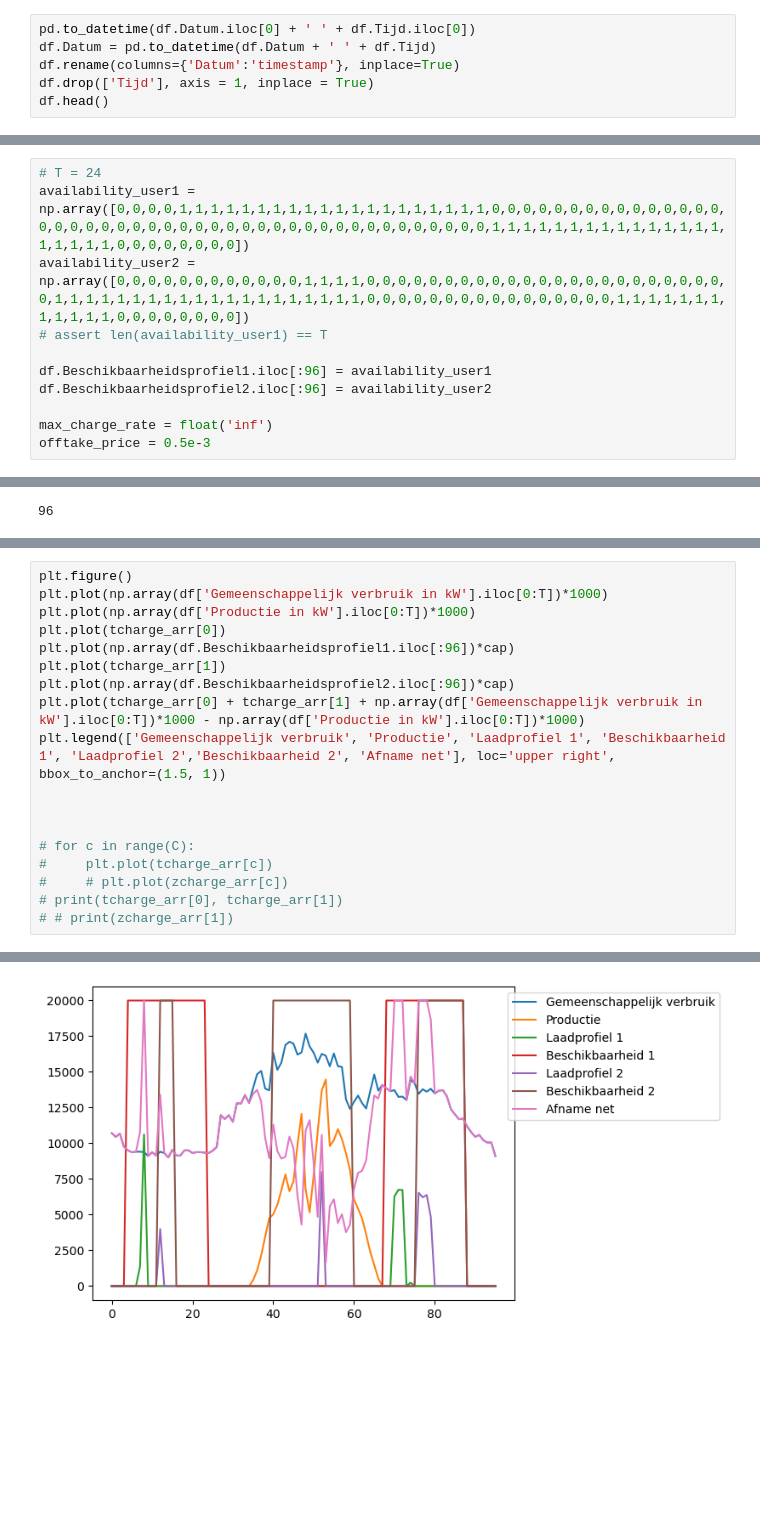
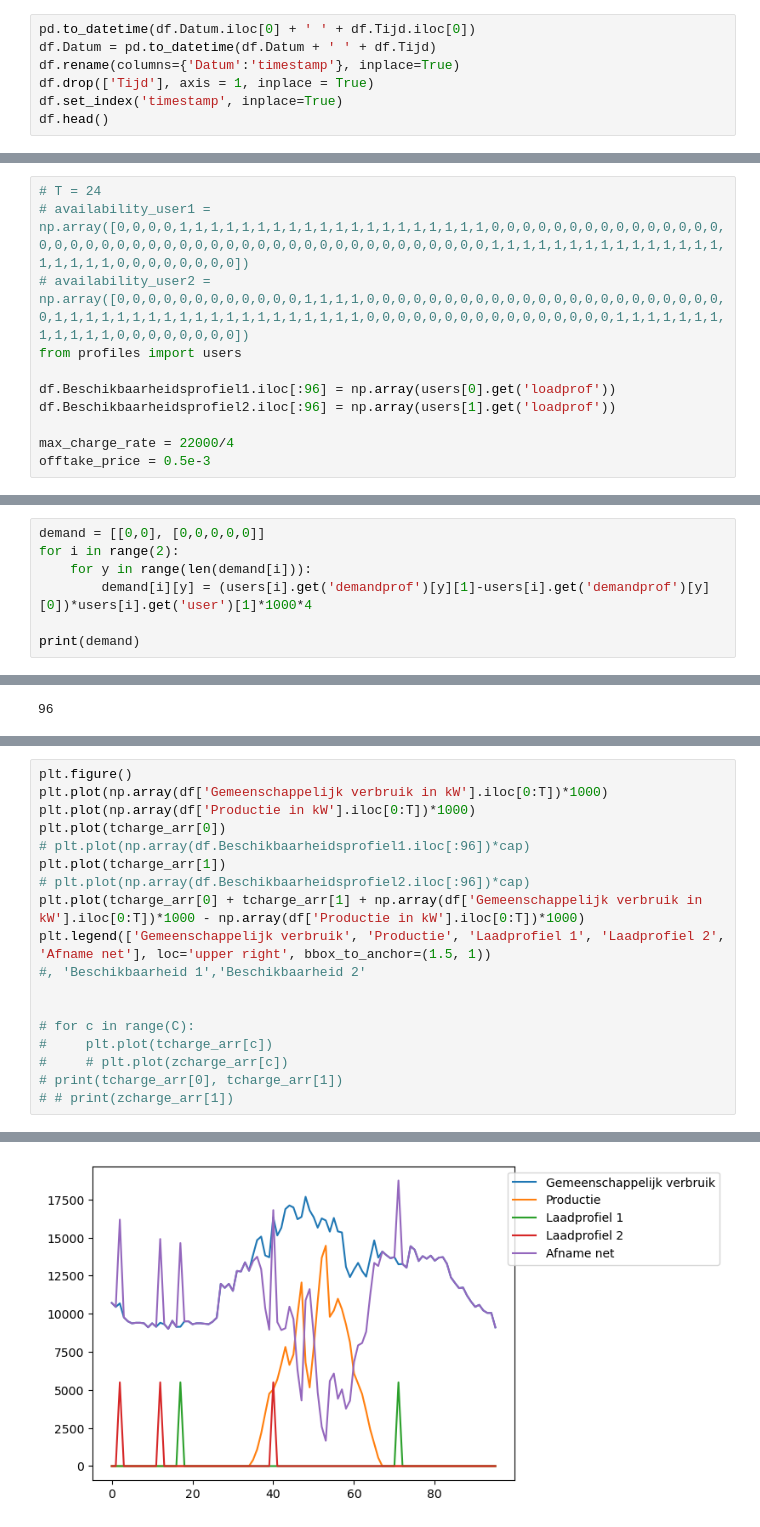
Before and after one commit to corecv/ECOOB_EV, a Jupyter notebook: slimladen.ipynb, the cells around one changed output, grey strips where cells are left out. Cells and saved outputs as stored; diff of their text form; blank space fills up the shorter version.

```diff
--- a/slimladen.ipynb
+++ b/slimladen.ipynb
@@ -26,5 +42,6 @@ pd.to_datetime(df.Datum.iloc[0] + ' ' + df.Tijd.iloc[0])
 df.Datum = pd.to_datetime(df.Datum + ' ' + df.Tijd)
 df.rename(columns={'Datum':'timestamp'}, inplace=True)
 df.drop(['Tijd'], axis = 1, inplace = True)
+df.set_index('timestamp', inplace=True)
 df.head()
 # %% [output]
@@ -37,12 +59,12 @@ df.head()
 # %%
 # T = 24
-availability_user1 = np.array([0,0,0,0,1,1,1,1,1,1,1,1,1,1,1,1,1,1,1,1,1,1,1,1,0,0,0,0,0,0,0,0,0,0,0,0,0,0,0,0,0,0,0,0,0,0,0,0,0,0,0,0,0,0,0,0,0,0,0,0,0,0,0,0,0,0,0,0,1,1,1,1,1,1,1,1,1,1,1,1,1,1,1,1,1,1,1,1,0,0,0,0,0,0,0,0])
-availability_user2 = np.array([0,0,0,0,0,0,0,0,0,0,0,0,1,1,1,1,0,0,0,0,0,0,0,0,0,0,0,0,0,0,0,0,0,0,0,0,0,0,0,0,1,1,1,1,1,1,1,1,1,1,1,1,1,1,1,1,1,1,1,1,0,0,0,0,0,0,0,0,0,0,0,0,0,0,0,0,1,1,1,1,1,1,1,1,1,1,1,1,0,0,0,0,0,0,0,0])
-# assert len(availability_user1) == T
+# availability_user1 = np.array([0,0,0,0,1,1,1,1,1,1,1,1,1,1,1,1,1,1,1,1,1,1,1,1,0,0,0,0,0,0,0,0,0,0,0,0,0,0,0,0,0,0,0,0,0,0,0,0,0,0,0,0,0,0,0,0,0,0,0,0,0,0,0,0,0,0,0,0,1,1,1,1,1,1,1,1,1,1,1,1,1,1,1,1,1,1,1,1,0,0,0,0,0,0,0,0])
+# availability_user2 = np.array([0,0,0,0,0,0,0,0,0,0,0,0,1,1,1,1,0,0,0,0,0,0,0,0,0,0,0,0,0,0,0,0,0,0,0,0,0,0,0,0,1,1,1,1,1,1,1,1,1,1,1,1,1,1,1,1,1,1,1,1,0,0,0,0,0,0,0,0,0,0,0,0,0,0,0,0,1,1,1,1,1,1,1,1,1,1,1,1,0,0,0,0,0,0,0,0])
+from profiles import users
 
-df.Beschikbaarheidsprofiel1.iloc[:96] = availability_user1
-df.Beschikbaarheidsprofiel2.iloc[:96] = availability_user2
+df.Beschikbaarheidsprofiel1.iloc[:96] = np.array(users[0].get('loadprof'))
+df.Beschikbaarheidsprofiel2.iloc[:96] = np.array(users[1].get('loadprof'))
 
-max_charge_rate = float('inf')
+max_charge_rate = 22000/4
 offtake_price = 0.5e-3
 # %% [output]
@@ -98,0 +122,7 @@ print(Tz)
+# %%
+demand = [[0,0], [0,0,0,0,0]]
+for i in range(2):
+    for y in range(len(demand[i])):
+        demand[i][y] = (users[i].get('demandprof')[y][1]-users[i].get('demandprof')[y][0])*users[i].get('user')[1]*1000*4
+
+print(demand)
@@ -176,21 +208,21 @@ print(np.array(df.Beschikbaarheidsprofiel1.iloc[:96]))
 # %%
 plt.figure()
 plt.plot(np.array(df['Gemeenschappelijk verbruik in kW'].iloc[0:T])*1000)
 plt.plot(np.array(df['Productie in kW'].iloc[0:T])*1000)
 plt.plot(tcharge_arr[0])
-plt.plot(np.array(df.Beschikbaarheidsprofiel1.iloc[:96])*cap)
+# plt.plot(np.array(df.Beschikbaarheidsprofiel1.iloc[:96])*cap)
 plt.plot(tcharge_arr[1])
-plt.plot(np.array(df.Beschikbaarheidsprofiel2.iloc[:96])*cap)
+# plt.plot(np.array(df.Beschikbaarheidsprofiel2.iloc[:96])*cap)
 plt.plot(tcharge_arr[0] + tcharge_arr[1] + np.array(df['Gemeenschappelijk verbruik in kW'].iloc[0:T])*1000 - np.array(df['Productie in kW'].iloc[0:T])*1000)
-plt.legend(['Gemeenschappelijk verbruik', 'Productie', 'Laadprofiel 1', 'Beschikbaarheid 1', 'Laadprofiel 2','Beschikbaarheid 2', 'Afname net'], loc='upper right', bbox_to_anchor=(1.5, 1))
-
+plt.legend(['Gemeenschappelijk verbruik', 'Productie', 'Laadprofiel 1', 'Laadprofiel 2', 'Afname net'], loc='upper right', bbox_to_anchor=(1.5, 1))
+#, 'Beschikbaarheid 1','Beschikbaarheid 2'
 
 
 # for c in range(C):
 #     plt.plot(tcharge_arr[c])
 #     # plt.plot(zcharge_arr[c])
 # print(tcharge_arr[0], tcharge_arr[1])
 # # print(zcharge_arr[1])
 # %% [output]
 <matplotlib.legend.Legend at 0x...>
-[figure, old version]
+[figure, new version]
```
Also changed, not shown: parts of 12 cells of this notebook, 4 other files.
